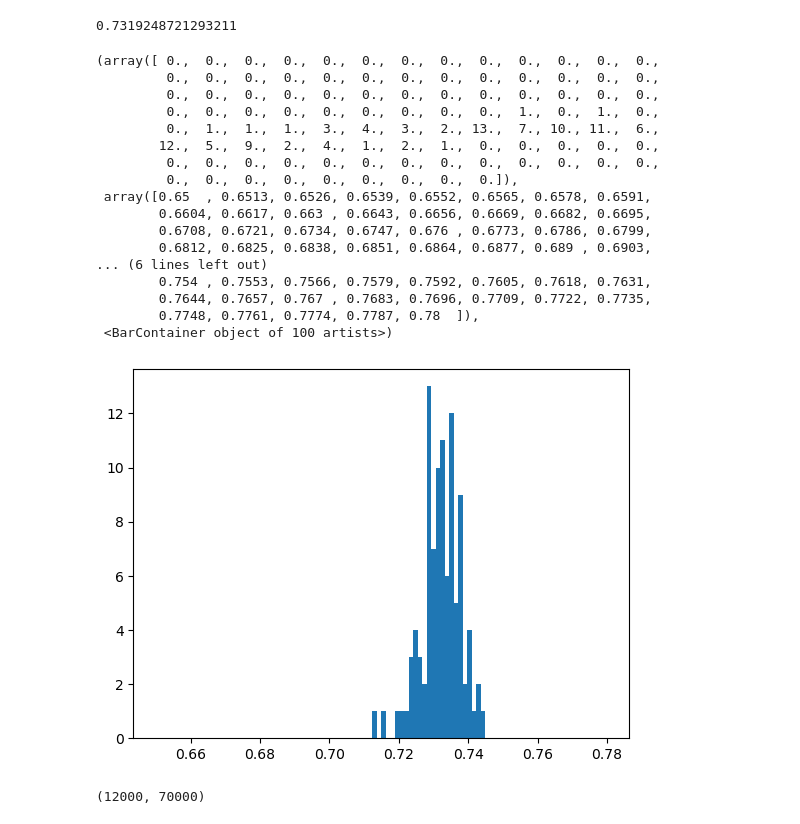
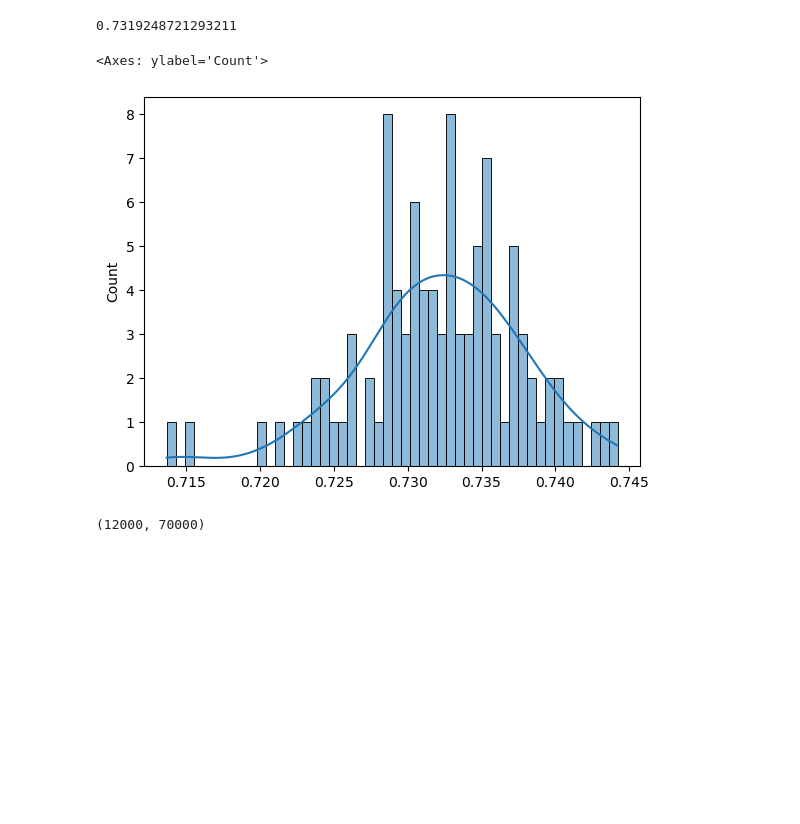
Before and after one commit to Usatoff/datasets_similarity, a Jupyter notebook: base.ipynb, the cells around one changed output. Cells and saved outputs as stored; diff of their text form; code cells hidden in the pictures; blank space fills up the shorter version.

```diff
--- a/base.ipynb
+++ b/base.ipynb
@@ -168,27 +169,11 @@ def get_similarities(ds1, ds2, subsample_size=100, iters=100):
     return similarities_list
 # %%
 similarities_list = get_similarities(my_dataset_1, my_dataset_2)
-# %%
-plt.hist(similarities_list, bins=100, range=[0.65, 0.78])
-# %% [output]
-(array([ 0.,  0.,  0.,  0.,  0.,  0.,  0.,  0.,  0.,  0.,  0.,  0.,  0.,
-         0.,  0.,  0.,  0.,  0.,  0.,  0.,  0.,  0.,  0.,  0.,  0.,  0.,
-         0.,  0.,  0.,  0.,  0.,  0.,  0.,  0.,  0.,  0.,  0.,  0.,  0.,
-         0.,  0.,  0.,  0.,  0.,  0.,  0.,  0.,  0.,  1.,  0.,  1.,  0.,
-         0.,  1.,  1.,  1.,  3.,  4.,  3.,  2., 13.,  7., 10., 11.,  6.,
-        12.,  5.,  9.,  2.,  4.,  1.,  2.,  1.,  0.,  0.,  0.,  0.,  0.,
-         0.,  0.,  0.,  0.,  0.,  0.,  0.,  0.,  0.,  0.,  0.,  0.,  0.,
-         0.,  0.,  0.,  0.,  0.,  0.,  0.,  0.,  0.]),
- array([0.65  , 0.6513, 0.6526, 0.6539, 0.6552, 0.6565, 0.6578, 0.6591,
-        0.6604, 0.6617, 0.663 , 0.6643, 0.6656, 0.6669, 0.6682, 0.6695,
-        0.6708, 0.6721, 0.6734, 0.6747, 0.676 , 0.6773, 0.6786, 0.6799,
-        0.6812, 0.6825, 0.6838, 0.6851, 0.6864, 0.6877, 0.689 , 0.6903,
-... (6 lines left out)
-        0.754 , 0.7553, 0.7566, 0.7579, 0.7592, 0.7605, 0.7618, 0.7631,
-        0.7644, 0.7657, 0.767 , 0.7683, 0.7696, 0.7709, 0.7722, 0.7735,
-        0.7748, 0.7761, 0.7774, 0.7787, 0.78  ]),
- <BarContainer object of 100 artists>)
-[figure, removed]
+# %%
+sns.histplot(similarities_list, bins=50, kde=True)
+# %% [output]
+<Axes: ylabel='Count'>
+[figure, added]
 # %%
 test_dataset = MyDataset(images_folder="/Users/alex-usatoff/Downloads/faces_datasets/ds2")
 len(test_dataset), len(my_dataset)
```
Also changed, not shown: parts of 8 cells of this notebook.
